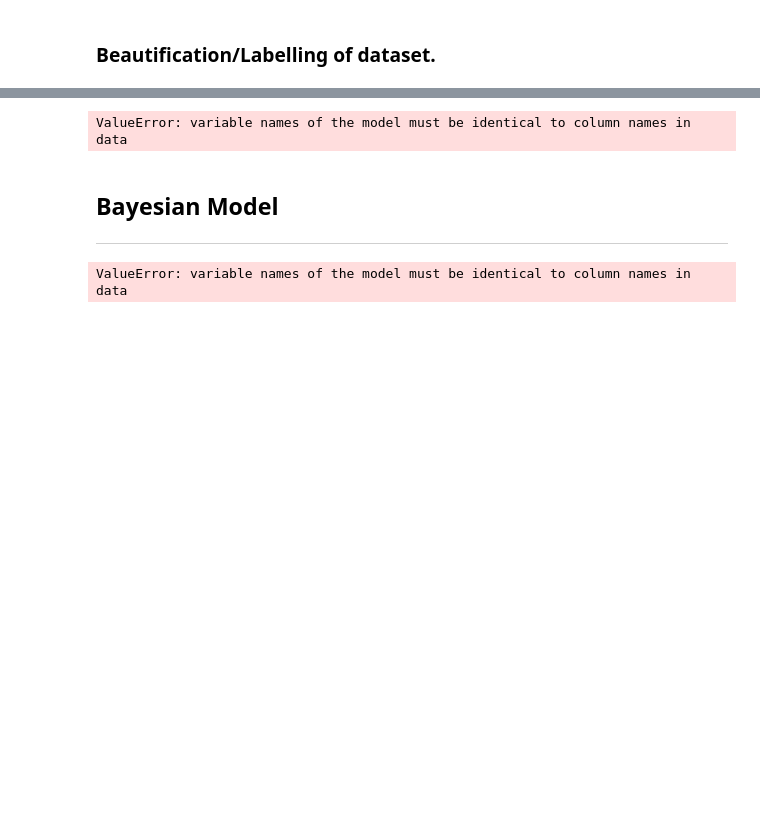
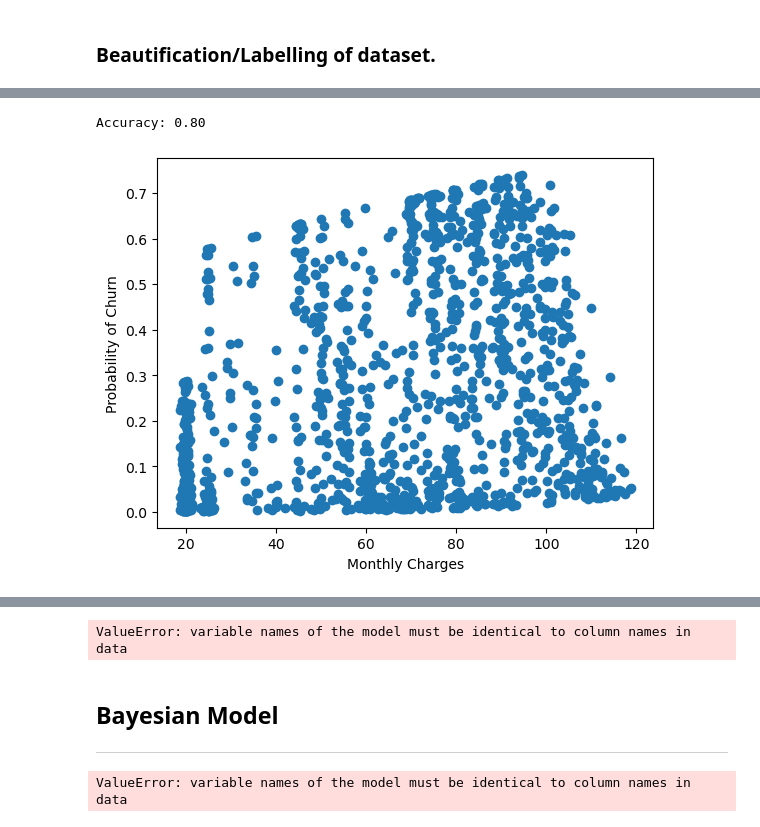
Before and after one commit to rickashb/BigDataAnalytics, a Jupyter notebook: bigdproject.ipynb, the cells around one changed output, grey strips where cells are left out. Cells and saved outputs as stored; diff of their text form; code cells hidden in the pictures; blank space fills up the shorter version.

Commit message:
fixed logistic regression and started tuning

```diff
--- a/bigdproject.ipynb
+++ b/bigdproject.ipynb
@@ -333,3 +333,15 @@ df.head(10)
 | 7 | 10 | 0 | 2 | 0 | ... |
 | 8 | 28 | 1 | 0 | 0 | ... |
 | 9 | 62 | 0 | 2 | 2 | ... |
+# %%
+from sklearn.model_selection import train_test_split
+
+X = df.drop('Churn (No-0, Yes-1)', axis=1)
+y = df['Churn (No-0, Yes-1)']
+
+X_train, X_test, y_train, y_test = train_test_split(X, y, test_size=0.2, random_state=42)
+# %%
+from sklearn.linear_model import LogisticRegression
+
+logreg = LogisticRegression()
+logreg.fit(X_train, y_train)
@@ -335,0 +359,18 @@ df.head(10)
+# %%
+from sklearn.metrics import accuracy_score
+
+accuracy = accuracy_score(y_test, y_pred)
+print(f"Accuracy: {accuracy:.2f}")
+# %% [output]
+Accuracy: 0.80
+# %%
+import matplotlib.pyplot as plt
+
+proba_churn = logreg.predict_proba(X_test)[:, 1]
+
+plt.scatter(X_test['MonthlyCharges'], proba_churn)
+plt.xlabel('Monthly Charges')
+plt.ylabel('Probability of Churn')
+plt.show()
+# %% [output]
+[figure, added]
```
Also changed, not shown: parts of 16 cells of this notebook.
